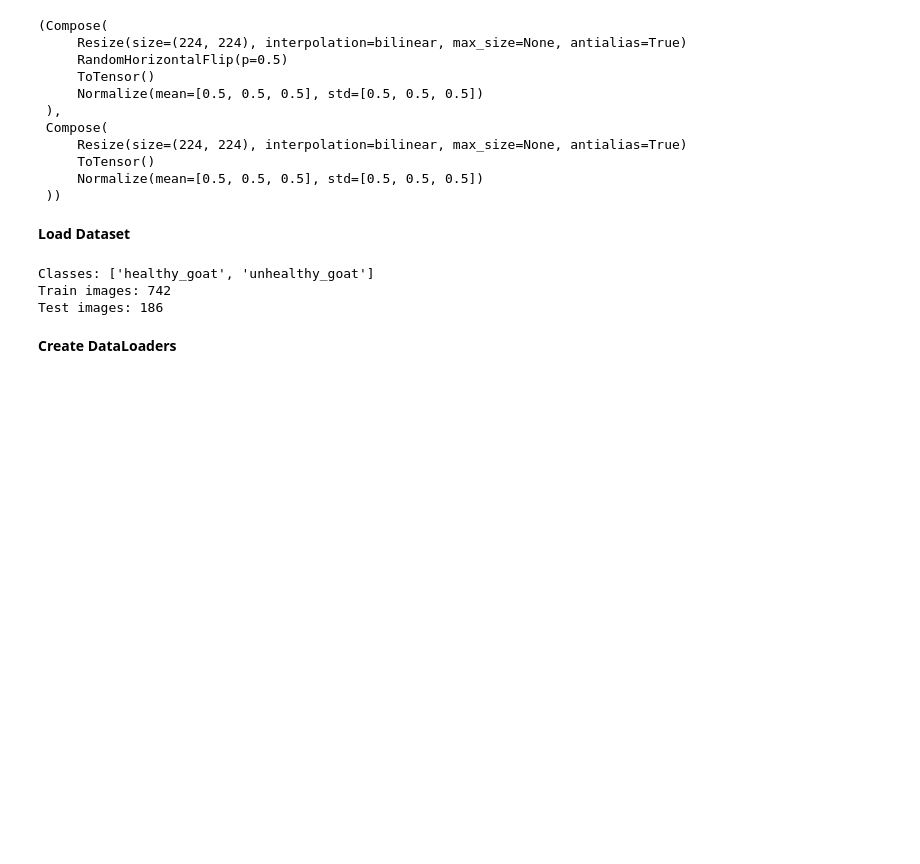
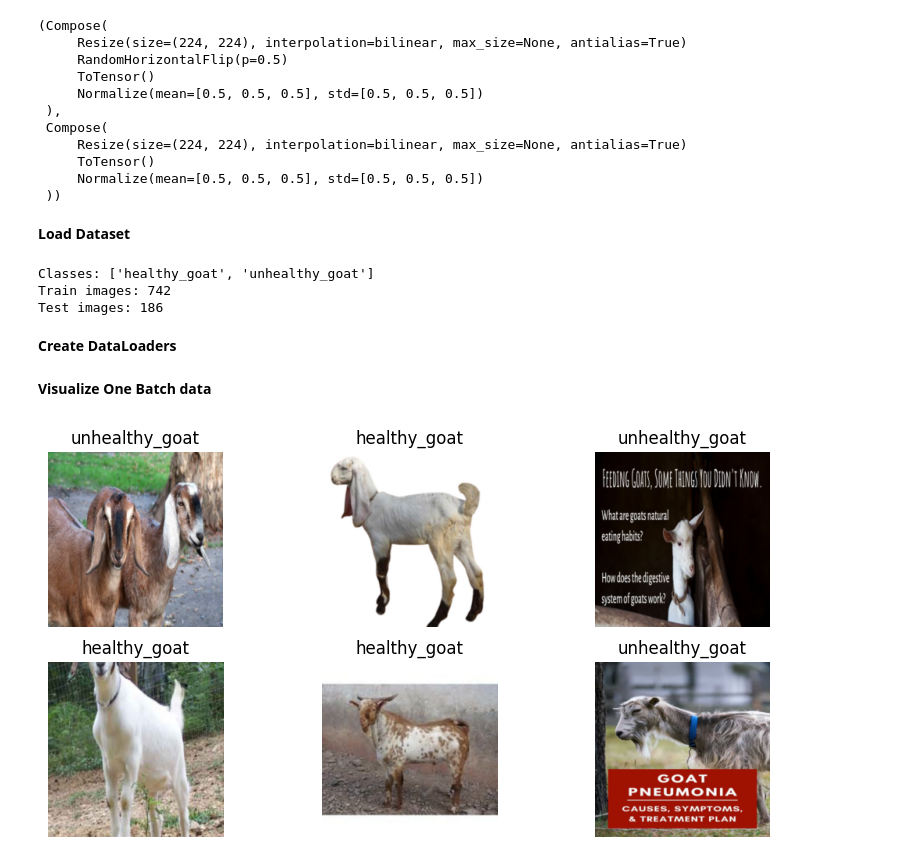
Before and after one commit to HRashidLiaquat/lessons-learned, a Jupyter notebook: Animal.ipynb, the cells around one changed output. Drawn from its saved outputs; the diff is of its cells as text; code cells hidden in the pictures; blank space fills up the shorter version.

Commit message:
Visualized one data frame

```diff
--- a/Animal.ipynb
+++ b/Animal.ipynb
@@ -179,3 +179,17 @@ BATCH_SIZE = 16
 
 train_loader = DataLoader(train_dataset, batch_size=BATCH_SIZE, shuffle=True)
 test_loader  = DataLoader(test_dataset, batch_size=BATCH_SIZE, shuffle=False)
+# %% [markdown]
+**Visualize One Batch data**
+# %%
+images, labels = next(iter(train_loader))
+
+plt.figure(figsize=(10,5))
+for i in range(6):
+    plt.subplot(2,3,i+1)
+    plt.imshow(images[i].permute(1,2,0)*0.5 + 0.5)
+    plt.title(train_dataset.classes[labels[i]])
+    plt.axis("off")
+plt.show()
+# %% [output]
+[figure, added]
```
